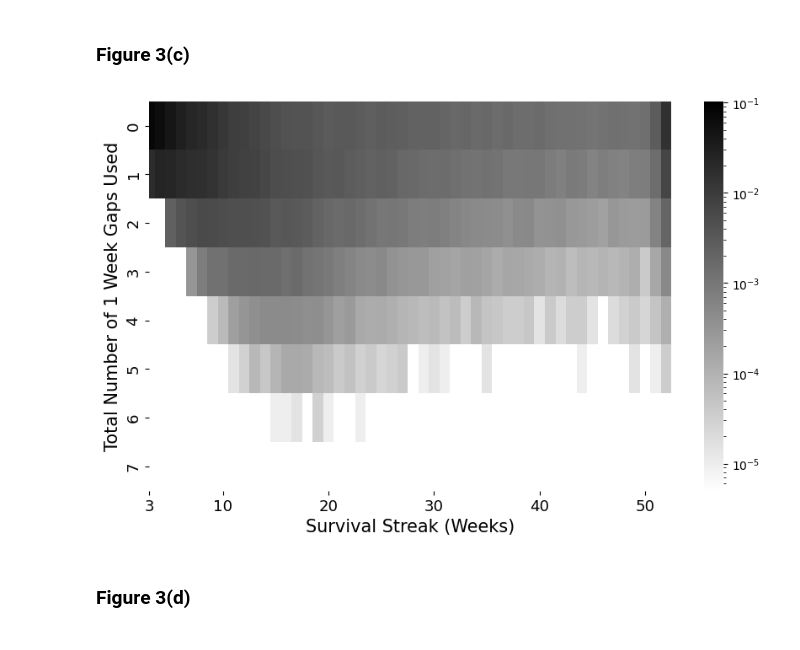
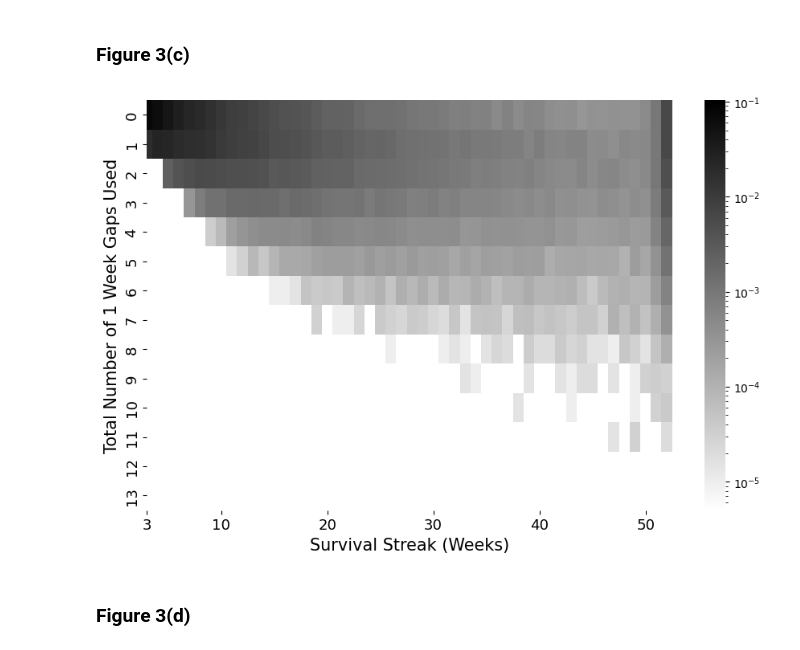
Before and after one commit to egedemirci/From-Occasional-to-Steady-Habit-Formation-Insights-From-a-Comprehensive-Fitness-Study, a Jupyter notebook: Figures.ipynb, the cells around one changed output. Saved outputs shown, nothing was run; the diff lists cells and outputs as text; code cells hidden in the pictures.

```diff
--- a/Figures.ipynb
+++ b/Figures.ipynb
@@ -567,6 +567,13 @@ plt.close()
 [figure]
 # %% [markdown]
 ## Figure 2
+# %%
+DATA_PREFIX = "/Users/ahmetfurkanun/Downloads/"
+import pandas as pd
+import seaborn as sns
+import matplotlib.pyplot as plt
+from datetime import datetime
+import numpy as np
 # %%
 cstmr = pd.read_csv(DATA_PREFIX + "cstmr_june_22_dowhy.csv", low_memory=False)
 
@@ -637,7 +644,7 @@ for i in tqdm(range(1, 53)):
     summary_df = summary_df.merge(temp, on="USER_ID", how="left")
 
 # Assign survival grace period
-target_weeks = 17
+target_weeks = 52
 summary_df['0_WEEKS_SURVIVAL_GRACE_DAY'] = cstmr['0_WEEKS_SURVIVAL_GRACE_DAY']
 
 # Compute total gaps per user
@@ -879,26 +892,27 @@ export_data.to_csv("Figures Data/Fig_3_b_gap_week_heatmap_data.csv", index=True)
 # %%
 import matplotlib.colors as mcolors
 
 # Create the pivot table
 heatmap_data = summary_df[summary_df['0_WEEKS_SURVIVAL_GRACE_DAY'] <=52].pivot_table(index='total_gaps', columns='0_WEEKS_SURVIVAL_GRACE_DAY', fill_value = 0, aggfunc='size')
 heatmap_data = heatmap_data / len(summary_df)
 font = 15
 
 # Plot the heatmap
-plt.figure(figsize=(10, 6))
+plt.figure(figsize=(9, 6))
 ax = sns.heatmap(heatmap_data, cmap="binary", fmt="d", norm=mcolors.LogNorm())
 plt.xlabel('Survival Streak (Weeks)',fontsize=font)
 plt.xlim(3, 52)
 plt.ylabel('Total Number of 1 Week Gaps Used', fontsize=font)
 plt.yticks(fontsize=font-2)
 plt.xticks([2.5, 9.5, 19.5, 29.5, 39.5, 49.5], [3, 10, 20, 30, 40, 50],fontsize=font-2)
-#plt.savefig("Fig_3_c_total_gaps_heatmap_data.png", dpi=350)
+plt.tight_layout()
+plt.savefig("Fig_3_c_total_gaps_heatmap_data.png", dpi=350)
 plt.show()
 
 #Export Plot Data
 heatmap_data.to_csv("Figures Data/Fig_3_c_total_gaps_heatmap_data.csv", index=True)
 # %% [output]
-[figure, old version]
+[figure, new version]
 # %% [markdown]
 ### Figure 3(d)
 # %%
```
Also changed, not shown: parts of 1 cell of this notebook, 1 other file.
